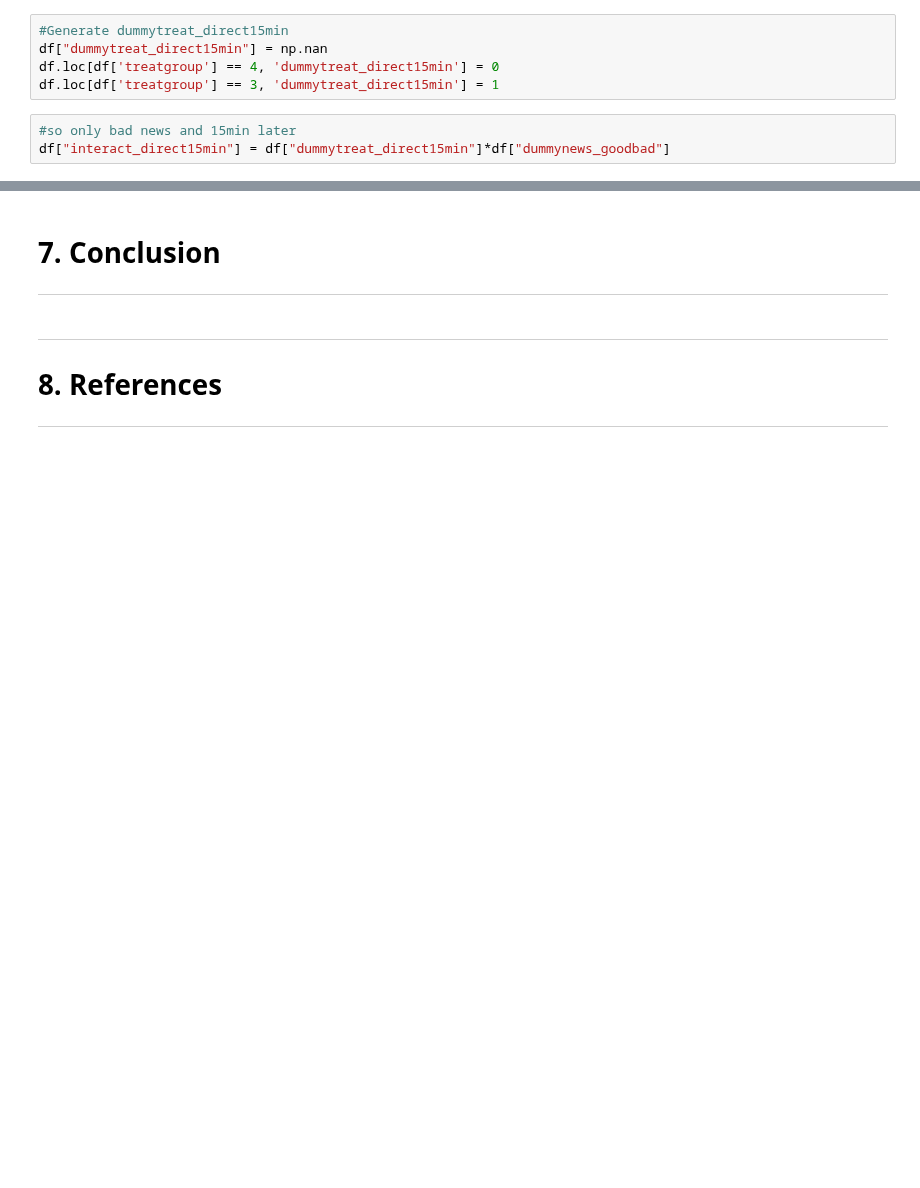
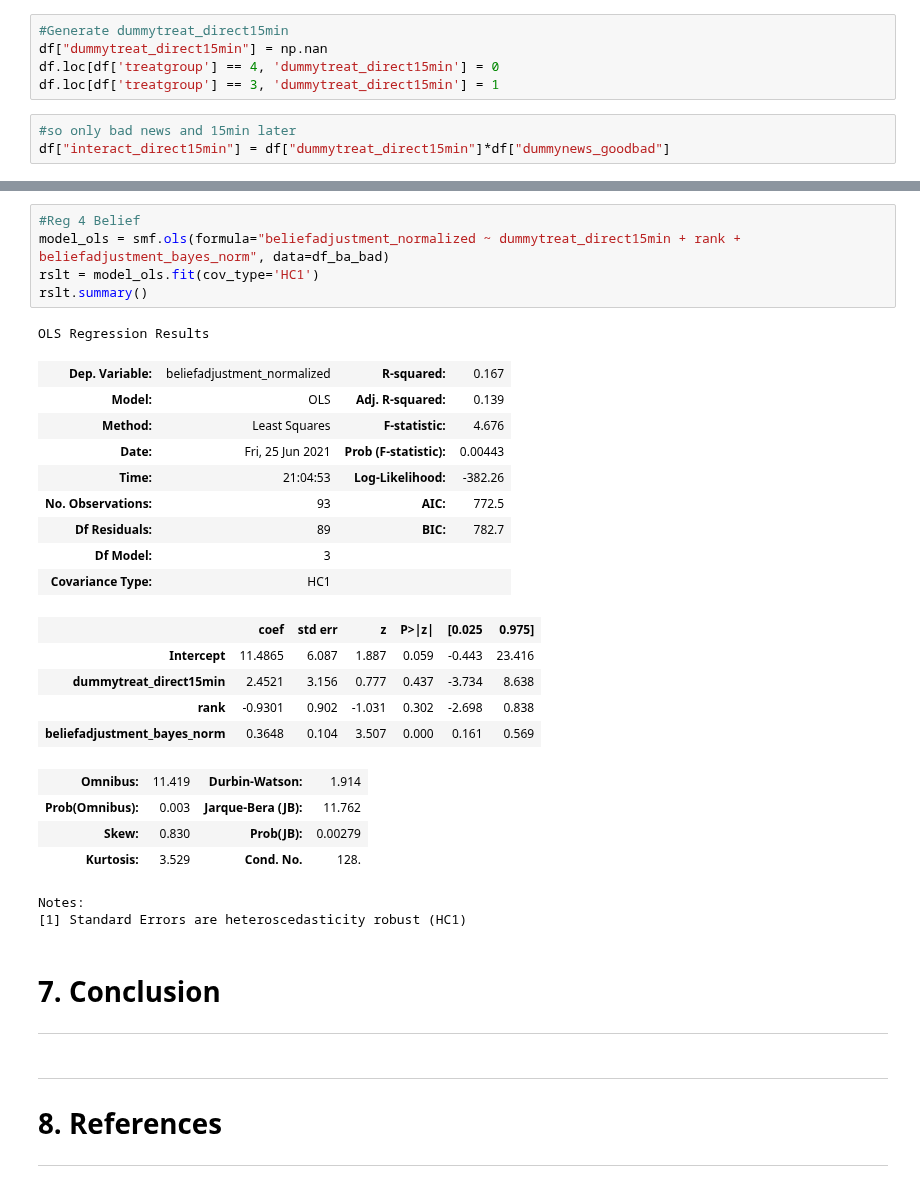
Before and after one commit to aysuavci/ose-data-science-course-project-aysuavci, a Jupyter notebook: project_notebook.ipynb, the cells around one changed output, grey strips where cells are left out. Saved outputs shown, nothing was run; the diff lists cells and outputs as text; blank space fills up the shorter version.

```diff
--- a/project_notebook.ipynb
+++ b/project_notebook.ipynb
@@ -476,3 +505,30 @@ Notes:
+# %%
+#Reg 4 Belief
+model_ols = smf.ols(formula="beliefadjustment_normalized ~ dummytreat_direct15min + rank + beliefadjustment_bayes_norm", data=df_ba_bad)
+rslt = model_ols.fit(cov_type='HC1')
+rslt.summary()
+# %% [output]
+OLS Regression Results
+| Dep. Variable: | beliefadjustment_normalized | R-squared: | 0.167 |
+| Model: | OLS | Adj. R-squared: | 0.139 |
+| Method: | Least Squares | F-statistic: | 4.676 |
+| Date: | Fri, 25 Jun 2021 | Prob (F-statistic): | 0.00443 |
+| Time: | 21:04:53 | Log-Likelihood: | -382.26 |
+| No. Observations: | 93 | AIC: | 772.5 |
+| Df Residuals: | 89 | BIC: | 782.7 |
+| Df Model: | 3 |  |  |
+| Covariance Type: | HC1 |  |  |
+|  | coef | std err | z | P>|z| | [0.025 | 0.975] |
+| Intercept | 11.4865 | 6.087 | 1.887 | 0.059 | -0.443 | 23.416 |
+| dummytreat_direct15min | 2.4521 | 3.156 | 0.777 | 0.437 | -3.734 | 8.638 |
+| rank | -0.9301 | 0.902 | -1.031 | 0.302 | -2.698 | 0.838 |
+| beliefadjustment_bayes_norm | 0.3648 | 0.104 | 3.507 | 0.000 | 0.161 | 0.569 |
+| Omnibus: | 11.419 | Durbin-Watson: | 1.914 |
+| Prob(Omnibus): | 0.003 | Jarque-Bera (JB): | 11.762 |
+| Skew: | 0.830 | Prob(JB): | 0.00279 |
+| Kurtosis: | 3.529 | Cond. No. | 128. |
+Notes:
+[1] Standard Errors are heteroscedasticity robust (HC1)
 # %% [markdown]
 # 7. Conclusion
 ---
```
Also changed, not shown: parts of 3 cells of this notebook.
